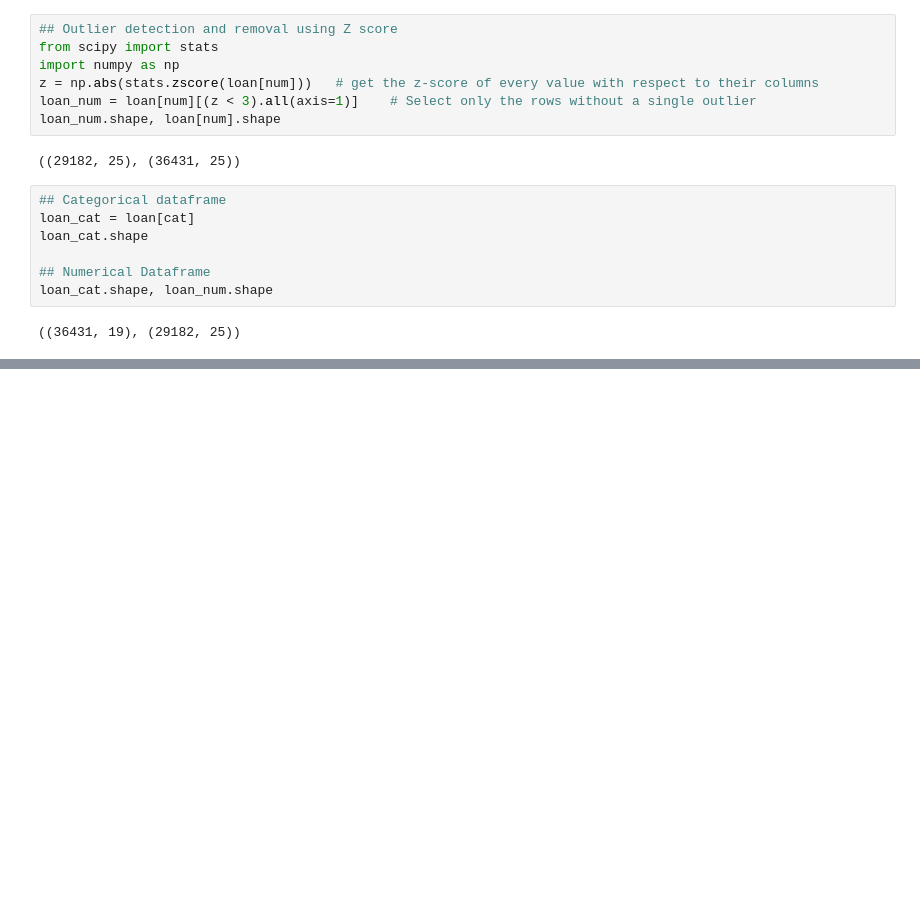
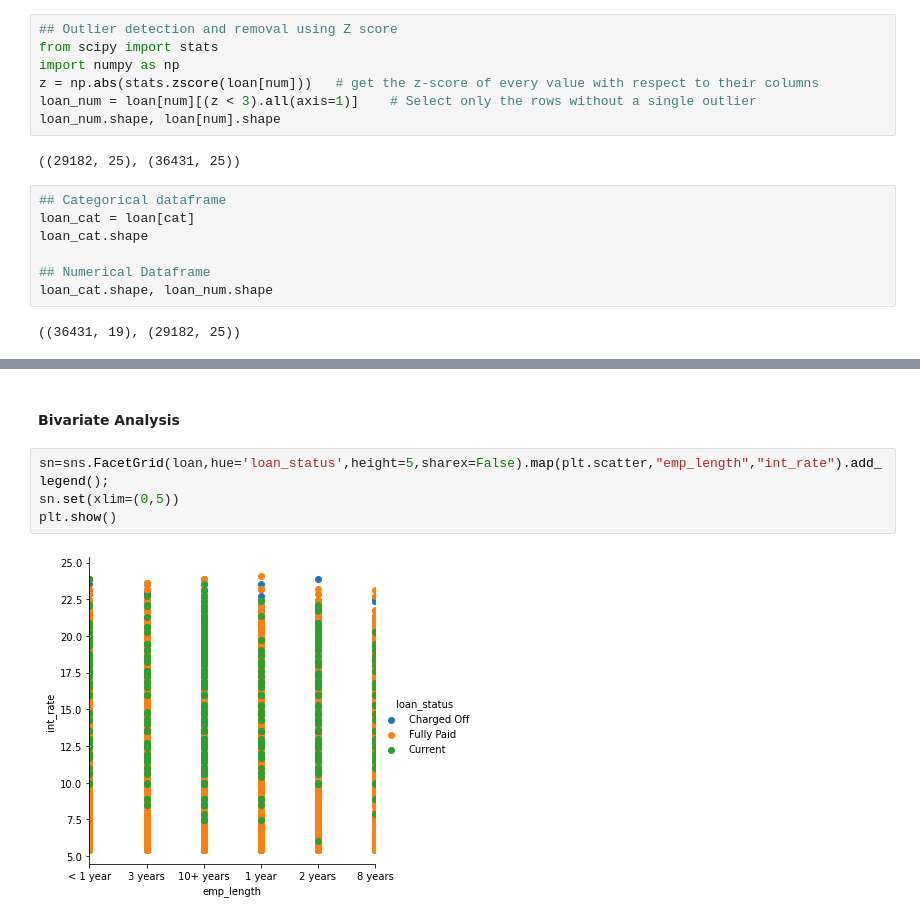
Before and after one commit to Anto-G/LendingClubCaseStudy, a Jupyter notebook: Upgrad - Lending Case Study (Anto & Hareesh).ipynb, the cells around one changed output, grey strips where cells are left out. Saved outputs shown, nothing was run; the diff lists cells and outputs as text; blank space fills up the shorter version.

Commit message:
univariate and bivariate added

```diff
--- a/Upgrad - Lending Case Study (Anto & Hareesh).ipynb
+++ b/Upgrad - Lending Case Study (Anto & Hareesh).ipynb
@@ -226,0 +219,8 @@ plt.show()
+# %% [markdown]
+#### Bivariate Analysis
+# %%
+sn=sns.FacetGrid(loan,hue='loan_status',height=5,sharex=False).map(plt.scatter,"emp_length","int_rate").add_legend();
+sn.set(xlim=(0,5))
+plt.show()
+# %% [output]
+[figure, added]
```
Also changed, not shown: parts of 12 cells of this notebook, 1 other file.
